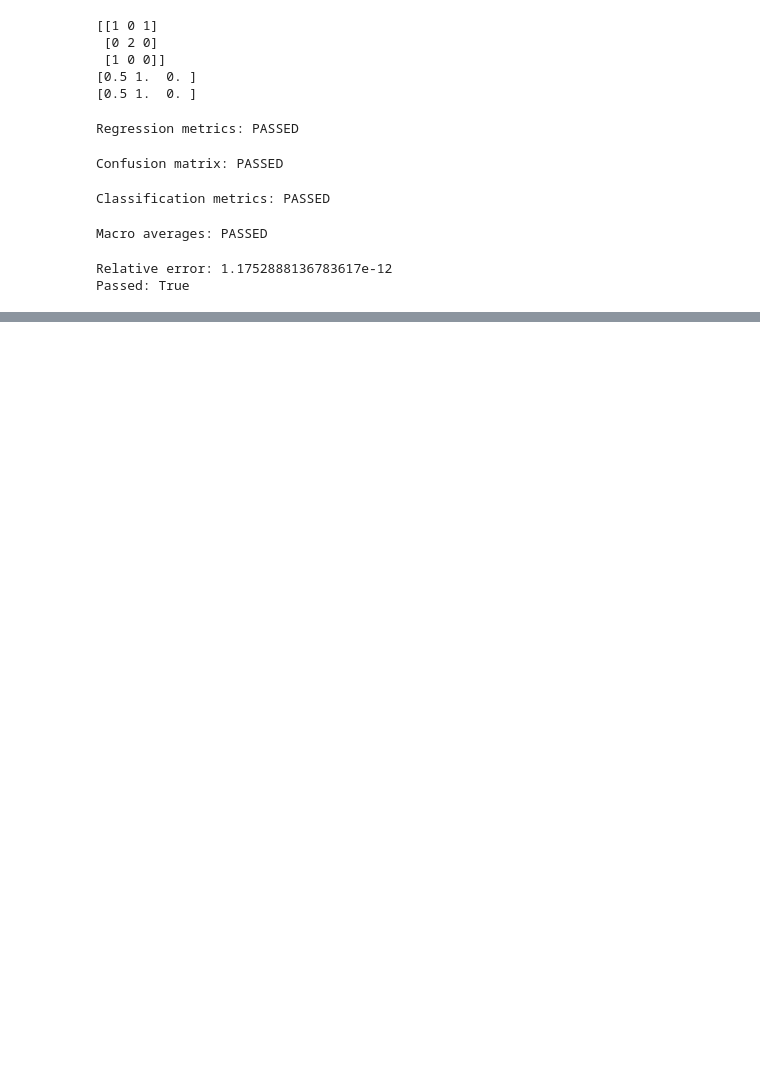
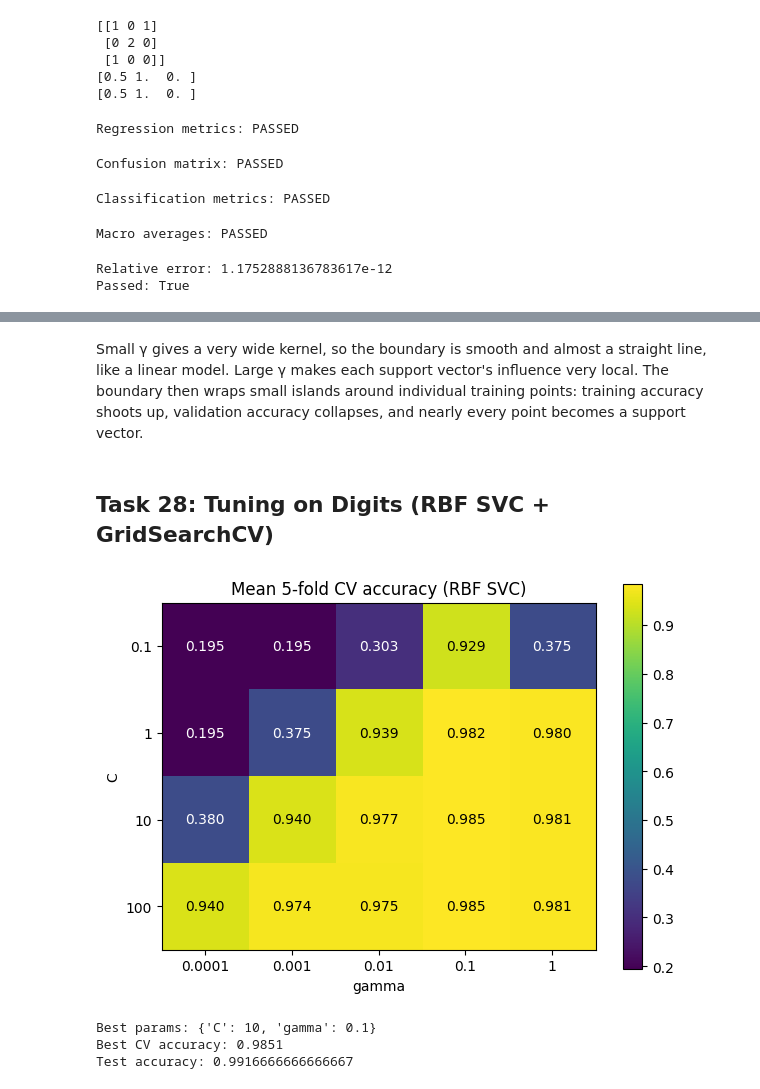
Before and after one commit to Ziad-Gebril/Linear-Models-and-Support-Vector-Machines, a Jupyter notebook: ML_assignment_2.ipynb, the cells around one changed output, grey strips where cells are left out. Cells and saved outputs as stored; diff of their text form; code cells hidden in the pictures; blank space fills up the shorter version.

```diff
--- a/ML_assignment_2.ipynb
+++ b/ML_assignment_2.ipynb
@@ -455,0 +925,36 @@ Passed: True
+# %% [markdown]
+Small γ gives a very wide kernel, so the boundary is smooth and almost a straight line, like a linear model. Large γ makes each support vector's influence very local. The boundary then wraps small islands around individual training points: training accuracy shoots up, validation accuracy collapses, and nearly every point becomes a support vector.
+# %% [markdown]
+## **Task 28: Tuning on Digits (RBF SVC + GridSearchCV)**
+# %%
+from sklearn.model_selection import GridSearchCV, StratifiedKFold
+
+param_grid = {"C": [0.1, 1, 10, 100], "gamma": [1e-4, 1e-3, 1e-2, 1e-1, 1]}
+gs = GridSearchCV(SVC(kernel="rbf"), param_grid,
+                  cv=StratifiedKFold(5, shuffle=True, random_state=42), n_jobs=-1)
+gs.fit(XDG_tr, yDG_tr)
+
+scores = gs.cv_results_["mean_test_score"].reshape(len(param_grid["C"]), len(param_grid["gamma"]))
+
+fig, ax = plt.subplots(figsize=(7, 5))
+im = ax.imshow(scores, cmap="viridis")
+ax.set_xticks(range(len(param_grid["gamma"])), [str(g) for g in param_grid["gamma"]])
+ax.set_yticks(range(len(param_grid["C"])), [str(c) for c in param_grid["C"]])
+ax.set_xlabel("gamma")
+ax.set_ylabel("C")
+for i in range(scores.shape[0]):
+  for j in range(scores.shape[1]):
+    ax.text(j, i, f"{scores[i, j]:.3f}", ha="center", va="center",
+            color="white" if scores[i, j] < 0.6 else "black")
+ax.set_title("Mean 5-fold CV accuracy (RBF SVC)")
+fig.colorbar(im)
+plt.show()
+
+print("Best params:", gs.best_params_)
+print("Best CV accuracy:", round(gs.best_score_, 4))
+print("Test accuracy:", accuracy(yDG_te, gs.best_estimator_.predict(XDG_te)))
+# %% [output]
+[figure, added]
+Best params: {'C': 10, 'gamma': 0.1}
+Best CV accuracy: 0.9851
+Test accuracy: 0.9916666666666667
```
Also changed, not shown: parts of 31 cells of this notebook.
